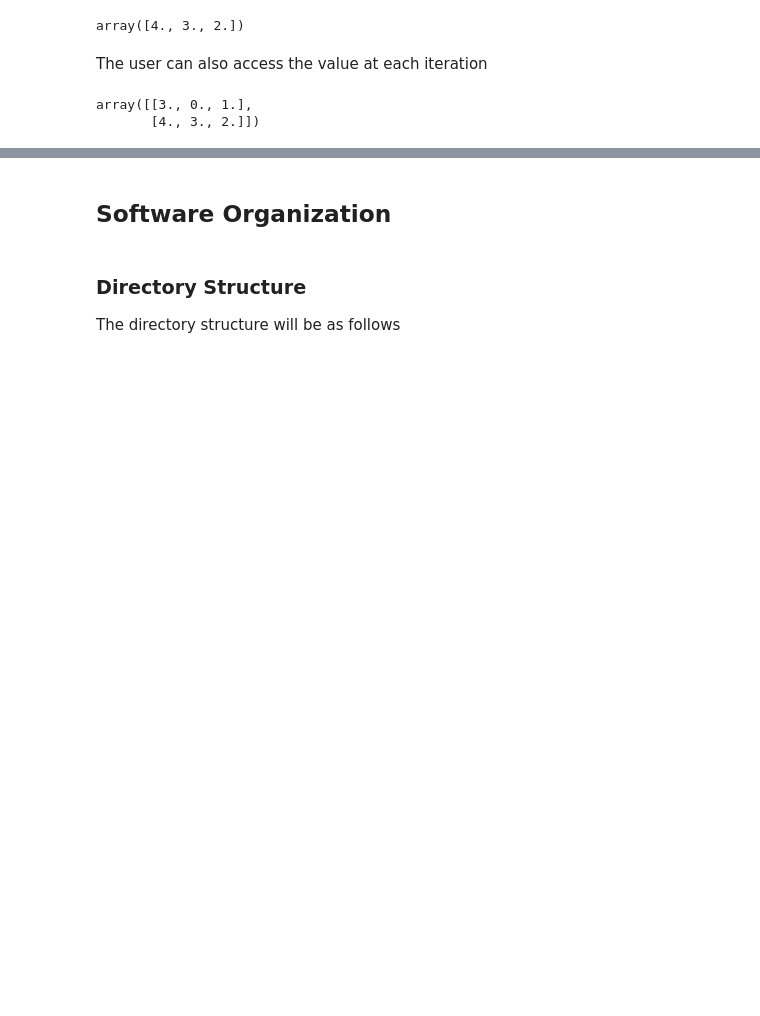
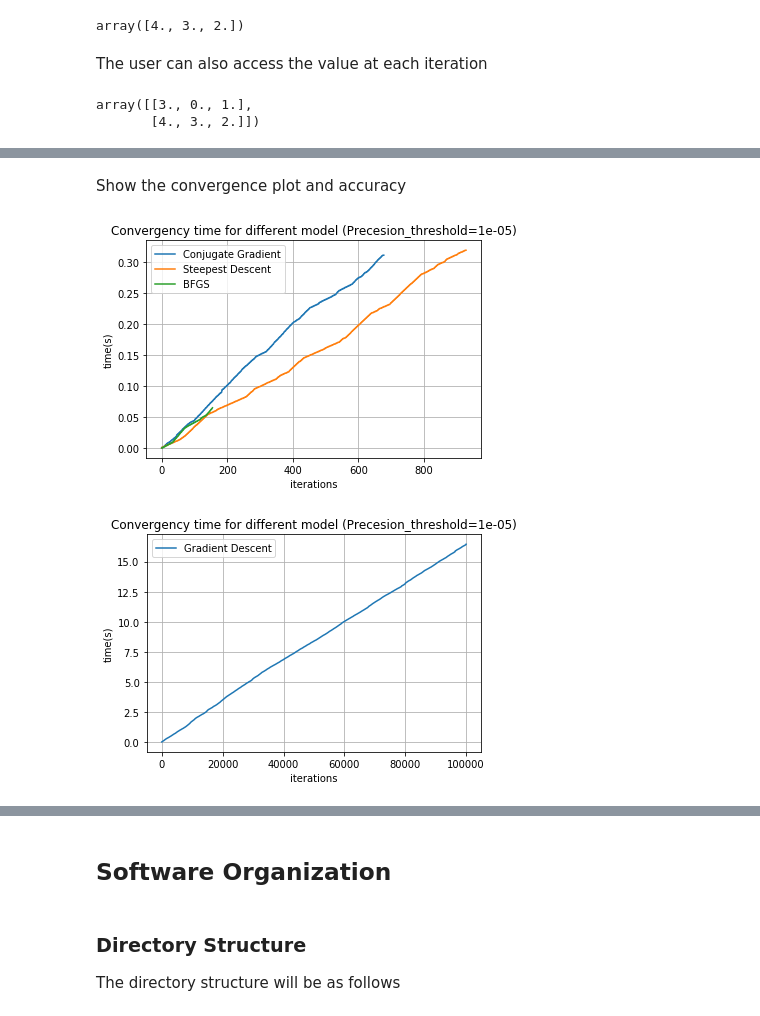
Before and after one commit to AutoDiffAll/cs207_FinalProject, a Jupyter notebook: docs/Final.ipynb, the cells around one changed output, grey strips where cells are left out. Drawn from its saved outputs; the diff is of its cells as text; code cells hidden in the pictures; blank space fills up the shorter version.

```diff
--- a/docs/Final.ipynb
+++ b/docs/Final.ipynb
@@ -114,0 +271,7 @@ array([[3., 0., 1.],
+# %% [markdown]
+Show the convergence plot and accuracy
+# %%
+evaluate.plot_convergency(res,i=-1)
+# %% [output]
+[figure, added]
+[figure, added]
```
Also changed, not shown: parts of 44 cells of this notebook, 4 other files.
